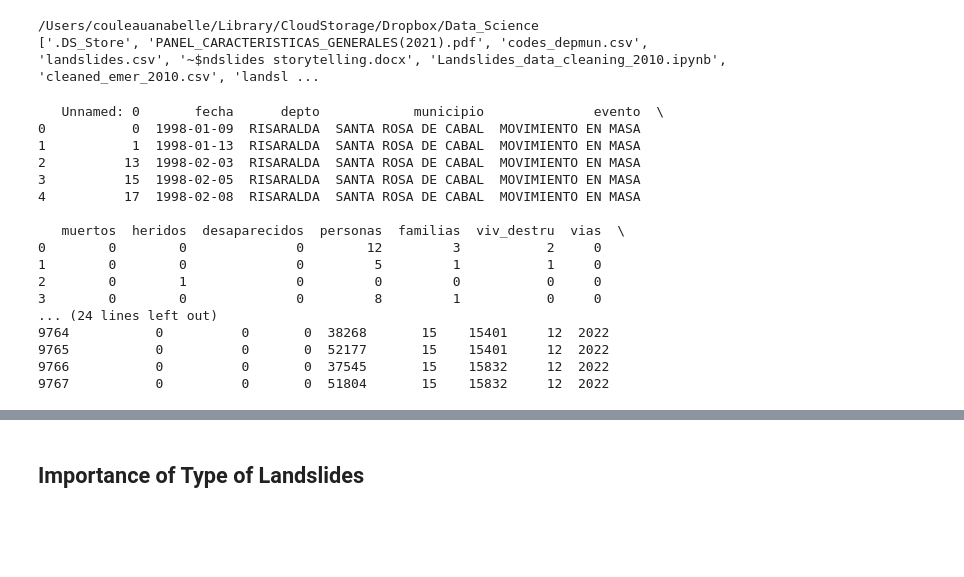
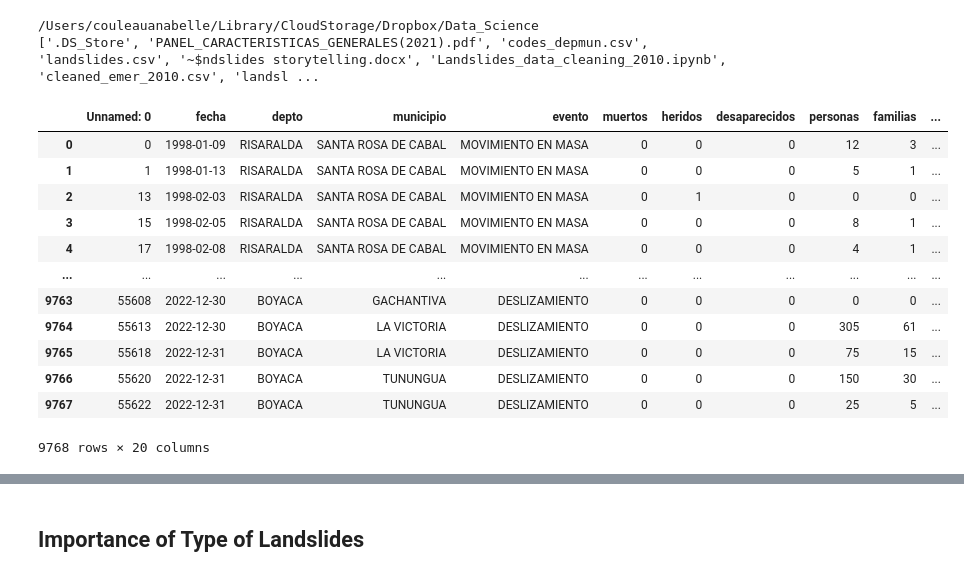
Before and after one commit to AnabelleCouleau/landslides, a Jupyter notebook: data_viz_landslides_colombia.ipynb, the cells around one changed output, grey strips where cells are left out. Saved outputs shown, nothing was run; the diff lists cells and outputs as text; code cells hidden in the pictures; blank space fills up the shorter version.

```diff
--- a/data_viz_landslides_colombia.ipynb
+++ b/data_viz_landslides_colombia.ipynb
@@ -28,25 +28,21 @@ print(os.listdir())
 landslides = pd.read_csv('landslides.csv')
 #landslides.info()
 # %%
-lan
+landslides
 # %% [output]
+|  | Unnamed: 0 | fecha | depto | municipio | evento | muertos | heridos | desaparecidos | personas | familias | ... |
+| 0 | 0 | 1998-01-09 | RISARALDA | SANTA ROSA DE CABAL | MOVIMIENTO EN MASA | 0 | 0 | 0 | 12 | 3 | ... |
+| 1 | 1 | 1998-01-13 | RISARALDA | SANTA ROSA DE CABAL | MOVIMIENTO EN MASA | 0 | 0 | 0 | 5 | 1 | ... |
+| 2 | 13 | 1998-02-03 | RISARALDA | SANTA ROSA DE CABAL | MOVIMIENTO EN MASA | 0 | 1 | 0 | 0 | 0 | ... |
+| 3 | 15 | 1998-02-05 | RISARALDA | SANTA ROSA DE CABAL | MOVIMIENTO EN MASA | 0 | 0 | 0 | 8 | 1 | ... |
+| 4 | 17 | 1998-02-08 | RISARALDA | SANTA ROSA DE CABAL | MOVIMIENTO EN MASA | 0 | 0 | 0 | 4 | 1 | ... |
+| ... | ... | ... | ... | ... | ... | ... | ... | ... | ... | ... | ... |
+| 9763 | 55608 | 2022-12-30 | BOYACA | GACHANTIVA | DESLIZAMIENTO | 0 | 0 | 0 | 0 | 0 | ... |
+| 9764 | 55613 | 2022-12-30 | BOYACA | LA VICTORIA | DESLIZAMIENTO | 0 | 0 | 0 | 305 | 61 | ... |
+| 9765 | 55618 | 2022-12-31 | BOYACA | LA VICTORIA | DESLIZAMIENTO | 0 | 0 | 0 | 75 | 15 | ... |
+| 9766 | 55620 | 2022-12-31 | BOYACA | TUNUNGUA | DESLIZAMIENTO | 0 | 0 | 0 | 150 | 30 | ... |
+| 9767 | 55622 | 2022-12-31 | BOYACA | TUNUNGUA | DESLIZAMIENTO | 0 | 0 | 0 | 25 | 5 | ... |
-   Unnamed: 0       fecha      depto            municipio              evento  \
-0           0  1998-01-09  RISARALDA  SANTA ROSA DE CABAL  MOVIMIENTO EN MASA
-1           1  1998-01-13  RISARALDA  SANTA ROSA DE CABAL  MOVIMIENTO EN MASA
-2          13  1998-02-03  RISARALDA  SANTA ROSA DE CABAL  MOVIMIENTO EN MASA
-3          15  1998-02-05  RISARALDA  SANTA ROSA DE CABAL  MOVIMIENTO EN MASA
-4          17  1998-02-08  RISARALDA  SANTA ROSA DE CABAL  MOVIMIENTO EN MASA
-
-   muertos  heridos  desaparecidos  personas  familias  viv_destru  vias  \
-0        0        0              0        12         3           2     0
-1        0        0              0         5         1           1     0
-2        0        1              0         0         0           0     0
-3        0        0              0         8         1           0     0
-... (24 lines left out)
-9764           0          0       0  38268       15    15401     12  2022
-9765           0          0       0  52177       15    15401     12  2022
-9766           0          0       0  37545       15    15832     12  2022
-9767           0          0       0  51804       15    15832     12  2022
+9768 rows × 20 columns
 # %%
 #change dir
 os.chdir('panelcede')
```
Also changed, not shown: parts of 6 cells of this notebook, 6 other files.
